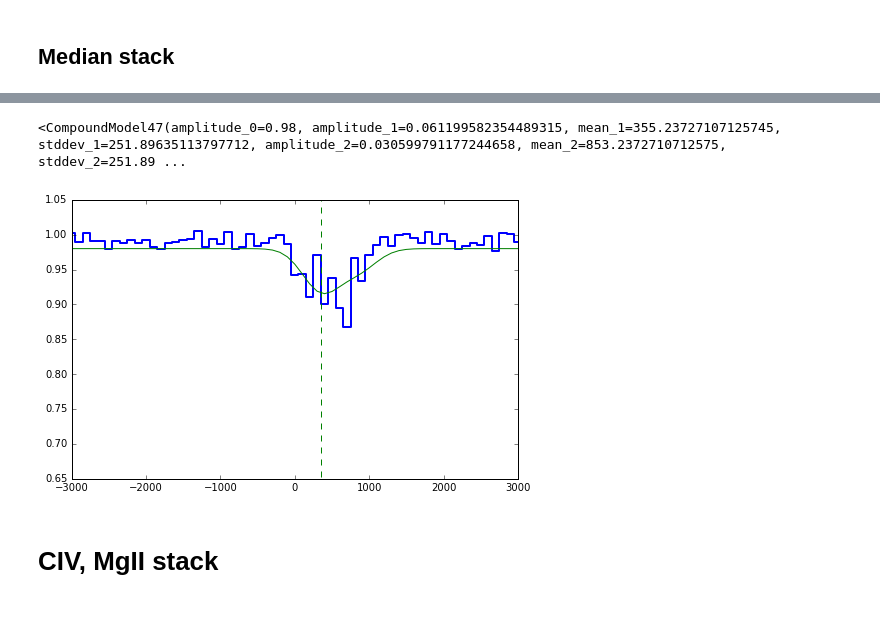
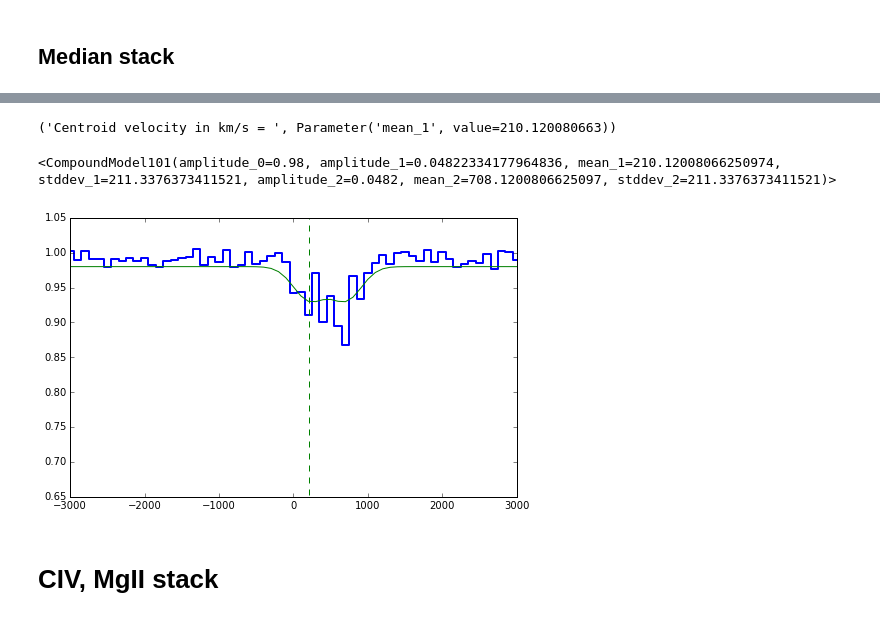
Before and after one commit to qsopairs/papers, a Jupyter notebook: QPQ9/Analysis/Stacks/GaussianFit.ipynb, the cells around one changed output, grey strips where cells are left out. Saved outputs shown, nothing was run; the diff lists cells and outputs as text; code cells hidden in the pictures.

```diff
--- a/QPQ9/Analysis/Stacks/GaussianFit.ipynb
+++ b/QPQ9/Analysis/Stacks/GaussianFit.ipynb
@@ -27,12 +27,12 @@ def tie_stddev2(model):
 def tie_amplitude2(model):
     amplitude_2 = model.amplitude_1*0.5
     return amplitude_2
-model_init.amplitude_2.tied = tie_amplitude2
-#model_init.amplitude_2.bounds = [0.072,1]
+#model_init.amplitude_2.tied = tie_amplitude2
+model_init.amplitude_2.bounds = [0.,0.1181]
 model_init.mean_2.tied = tie_mean2
 model_init.stddev_2.tied = tie_stddev2
 fit = fitting.LevMarLSQFitter()
-model_final = fit(model_init,velo,stack[0].data)
+model_final = fit(model_init,velo.value,stack[0].data)
 plt.figure(figsize=(8,5))
 plt.plot(velo.value,stack[0].data,drawstyle='steps-mid',linewidth=2.)
 plt.plot(velo.value,model_final(velo.value),label='Gaussian')
@@ -69,12 +77,12 @@ def tie_stddev2(model):
 def tie_amplitude2(model):
     amplitude_2 = model.amplitude_1*0.5
     return amplitude_2
-model_init.amplitude_2.tied = tie_amplitude2
-#model_init.amplitude_2.bounds = [0,0.062]
+#model_init.amplitude_2.tied = tie_amplitude2
+model_init.amplitude_2.bounds = [0,0.0482]
 model_init.mean_2.tied = tie_mean2
 model_init.stddev_2.tied = tie_stddev2
 fit = fitting.LevMarLSQFitter()
-model_final = fit(model_init,velo,stack[0].data)
+model_final = fit(model_init,velo.value,stack[0].data)
 plt.figure(figsize=(8,5))
 plt.plot(velo.value, stack[0].data,drawstyle='steps-mid',linewidth=2.)
 plt.plot(velo.value,model_final(velo.value),label='Gaussian')
@@ -93,5 +108,6 @@ model_final
-<CompoundModel47(amplitude_0=0.98, amplitude_1=0.061199582354489315, mean_1=355.23727107125745, stddev_1=251.89635113797712, amplitude_2=0.030599791177244658, mean_2=853.2372710712575, stddev_2=251.89 ...
+('Centroid velocity in km/s = ', Parameter('mean_1', value=210.120080663))
+<CompoundModel101(amplitude_0=0.98, amplitude_1=0.04822334177964836, mean_1=210.12008066250974, stddev_1=211.3376373411521, amplitude_2=0.0482, mean_2=708.1200806625097, stddev_2=211.3376373411521)>
-[figure, old version]
+[figure, new version]
 # %% [markdown]
 # CIV, MgII stack
 # %% [markdown]
```
Also changed, not shown: parts of 5 cells of this notebook, 8 other files.
